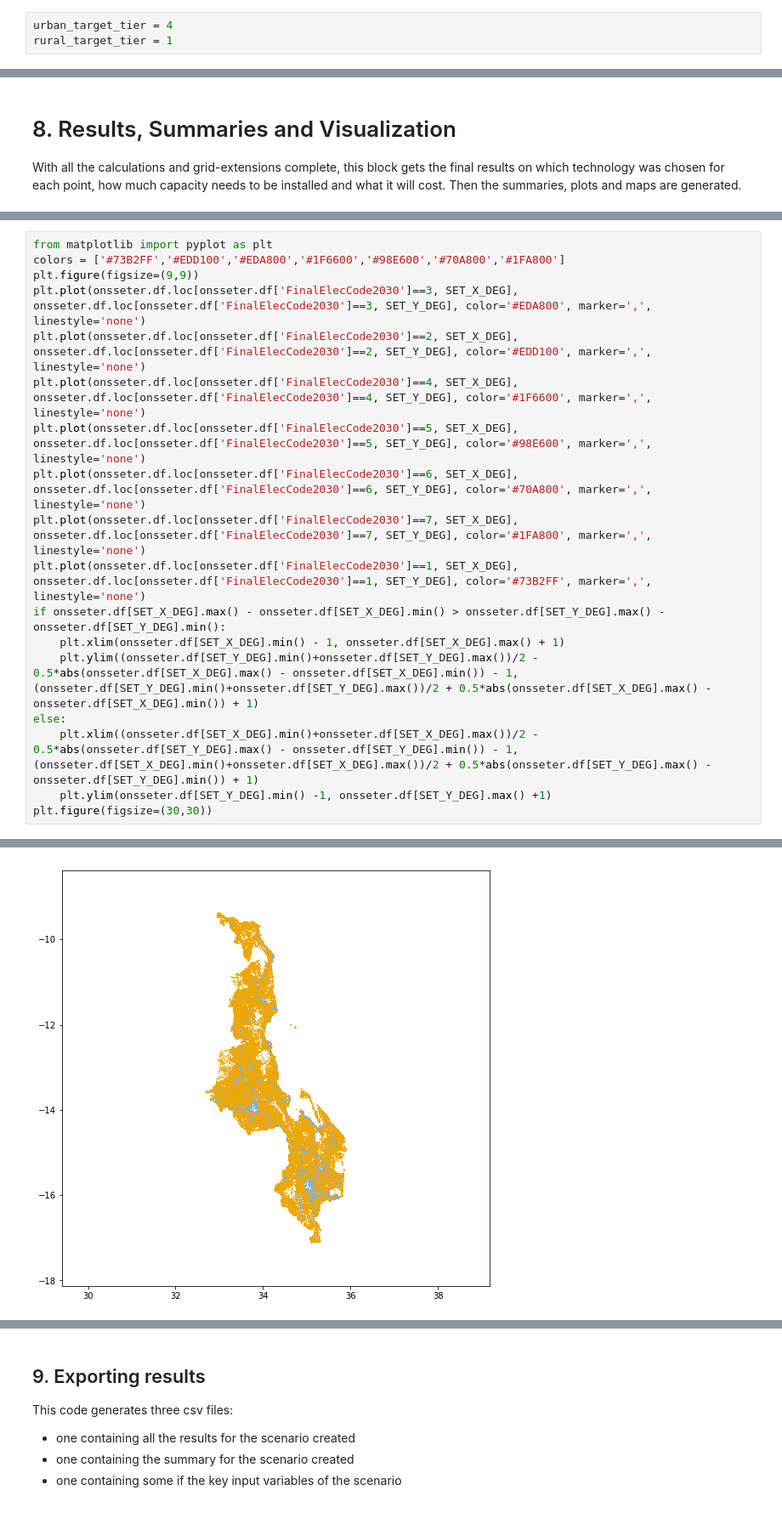
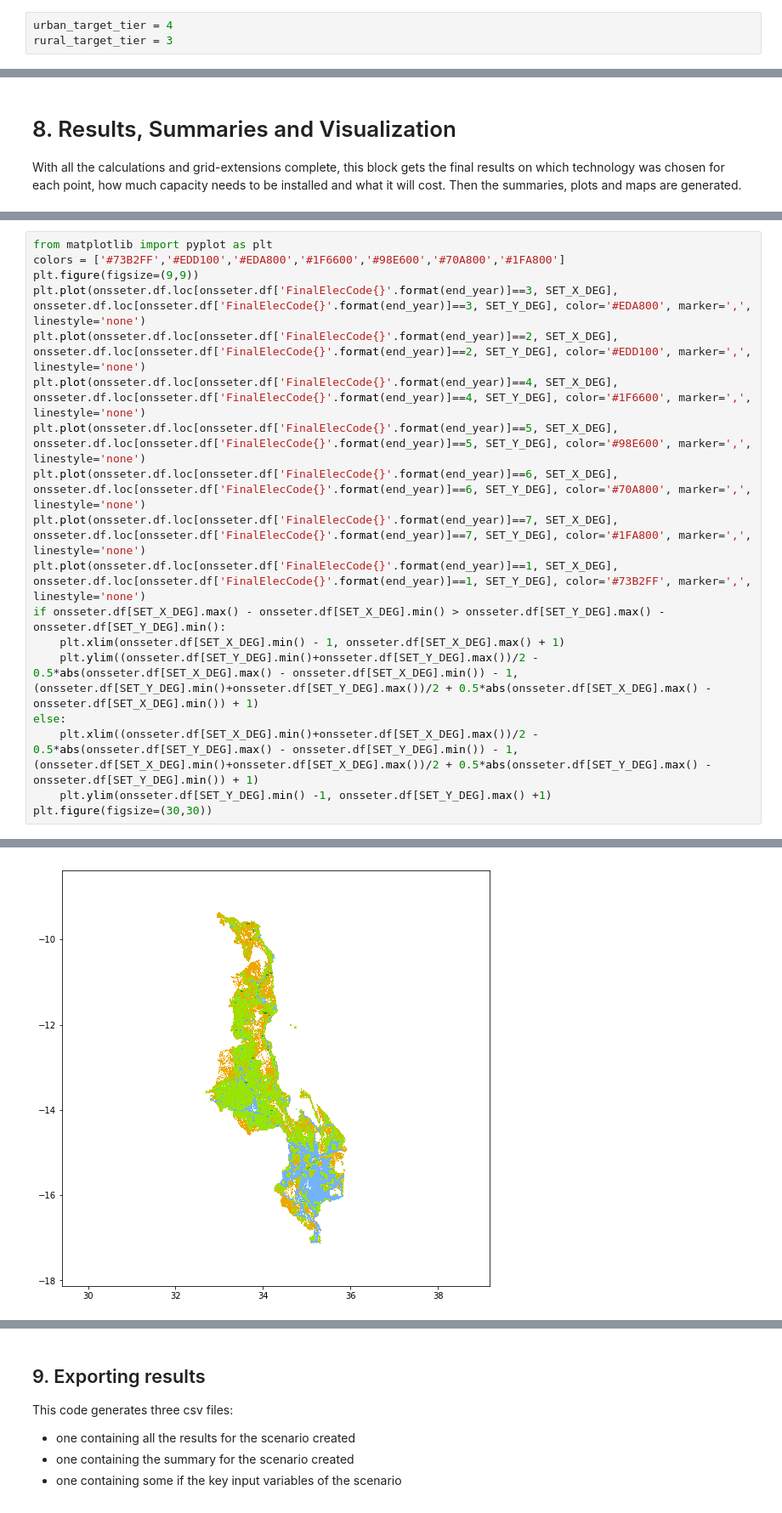
Before and after one commit to OnSSET/onsset, a Jupyter notebook: GEP_Generator.ipynb, the cells around one changed output, grey strips where cells are left out. Shown: that part at 85% size. Saved outputs shown, nothing was run; the diff lists cells and outputs as text.

```diff
--- a/GEP_Generator.ipynb
+++ b/GEP_Generator.ipynb
@@ -59,7 +59,7 @@ end_year_pop = 26858618
 For the second lever, enter the target tier (level of electricity access) for urban and rural households respectively. This can take a value between **1** (lowest level of electricity access) and **5** (highest level of electricity access) as in ESMAPs Multi-Tier Framework for Measuring Electricity Access (found <a href="https://www.esmap.org/node/55526" target="_blank">here</a>). Alternatively, enter **6** to use a distribution of the tiers across the country based on poverty levels and GDP according to the methodology found here *link*.
 # %%
 urban_target_tier = 4
-rural_target_tier = 1
+rural_target_tier = 3
 # %% [markdown]
 #### Lever 3: Intermediate electrification rate target
 For the third lever, enter the intermediate target year and target electrification rate for that year.
@@ -545,13 +567,13 @@ axarr[1, 1].tick_params(labelsize=font_size)
 from matplotlib import pyplot as plt
 colors = ['#73B2FF','#EDD100','#EDA800','#1F6600','#98E600','#70A800','#1FA800']
 plt.figure(figsize=(9,9))
-plt.plot(onsseter.df.loc[onsseter.df['FinalElecCode2030']==3, SET_X_DEG], onsseter.df.loc[onsseter.df['FinalElecCode2030']==3, SET_Y_DEG], color='#EDA800', marker=',', linestyle='none')
-plt.plot(onsseter.df.loc[onsseter.df['FinalElecCode2030']==2, SET_X_DEG], onsseter.df.loc[onsseter.df['FinalElecCode2030']==2, SET_Y_DEG], color='#EDD100', marker=',', linestyle='none')
-plt.plot(onsseter.df.loc[onsseter.df['FinalElecCode2030']==4, SET_X_DEG], onsseter.df.loc[onsseter.df['FinalElecCode2030']==4, SET_Y_DEG], color='#1F6600', marker=',', linestyle='none')
-plt.plot(onsseter.df.loc[onsseter.df['FinalElecCode2030']==5, SET_X_DEG], onsseter.df.loc[onsseter.df['FinalElecCode2030']==5, SET_Y_DEG], color='#98E600', marker=',', linestyle='none')
-plt.plot(onsseter.df.loc[onsseter.df['FinalElecCode2030']==6, SET_X_DEG], onsseter.df.loc[onsseter.df['FinalElecCode2030']==6, SET_Y_DEG], color='#70A800', marker=',', linestyle='none')
-plt.plot(onsseter.df.loc[onsseter.df['FinalElecCode2030']==7, SET_X_DEG], onsseter.df.loc[onsseter.df['FinalElecCode2030']==7, SET_Y_DEG], color='#1FA800', marker=',', linestyle='none')
-plt.plot(onsseter.df.loc[onsseter.df['FinalElecCode2030']==1, SET_X_DEG], onsseter.df.loc[onsseter.df['FinalElecCode2030']==1, SET_Y_DEG], color='#73B2FF', marker=',', linestyle='none')
+plt.plot(onsseter.df.loc[onsseter.df['FinalElecCode{}'.format(end_year)]==3, SET_X_DEG], onsseter.df.loc[onsseter.df['FinalElecCode{}'.format(end_year)]==3, SET_Y_DEG], color='#EDA800', marker=',', linestyle='none')
+plt.plot(onsseter.df.loc[onsseter.df['FinalElecCode{}'.format(end_year)]==2, SET_X_DEG], onsseter.df.loc[onsseter.df['FinalElecCode{}'.format(end_year)]==2, SET_Y_DEG], color='#EDD100', marker=',', linestyle='none')
+plt.plot(onsseter.df.loc[onsseter.df['FinalElecCode{}'.format(end_year)]==4, SET_X_DEG], onsseter.df.loc[onsseter.df['FinalElecCode{}'.format(end_year)]==4, SET_Y_DEG], color='#1F6600', marker=',', linestyle='none')
+plt.plot(onsseter.df.loc[onsseter.df['FinalElecCode{}'.format(end_year)]==5, SET_X_DEG], onsseter.df.loc[onsseter.df['FinalElecCode{}'.format(end_year)]==5, SET_Y_DEG], color='#98E600', marker=',', linestyle='none')
+plt.plot(onsseter.df.loc[onsseter.df['FinalElecCode{}'.format(end_year)]==6, SET_X_DEG], onsseter.df.loc[onsseter.df['FinalElecCode{}'.format(end_year)]==6, SET_Y_DEG], color='#70A800', marker=',', linestyle='none')
+plt.plot(onsseter.df.loc[onsseter.df['FinalElecCode{}'.format(end_year)]==7, SET_X_DEG], onsseter.df.loc[onsseter.df['FinalElecCode{}'.format(end_year)]==7, SET_Y_DEG], color='#1FA800', marker=',', linestyle='none')
+plt.plot(onsseter.df.loc[onsseter.df['FinalElecCode{}'.format(end_year)]==1, SET_X_DEG], onsseter.df.loc[onsseter.df['FinalElecCode{}'.format(end_year)]==1, SET_Y_DEG], color='#73B2FF', marker=',', linestyle='none')
 if onsseter.df[SET_X_DEG].max() - onsseter.df[SET_X_DEG].min() > onsseter.df[SET_Y_DEG].max() - onsseter.df[SET_Y_DEG].min():
     plt.xlim(onsseter.df[SET_X_DEG].min() - 1, onsseter.df[SET_X_DEG].max() + 1)
     plt.ylim((onsseter.df[SET_Y_DEG].min()+onsseter.df[SET_Y_DEG].max())/2 - 0.5*abs(onsseter.df[SET_X_DEG].max() - onsseter.df[SET_X_DEG].min()) - 1, (onsseter.df[SET_Y_DEG].min()+onsseter.df[SET_Y_DEG].max())/2 + 0.5*abs(onsseter.df[SET_X_DEG].max() - onsseter.df[SET_X_DEG].min()) + 1)
@@ -569,4 +591,4 @@ plt.figure(figsize=(30,30))
-[figure, old version]
+[figure, new version]
 <Figure size 2160x2160 with 0 Axes>
 # %% [markdown]
 ## 9. Exporting results
```
Also changed, not shown: parts of 10 cells of this notebook.
